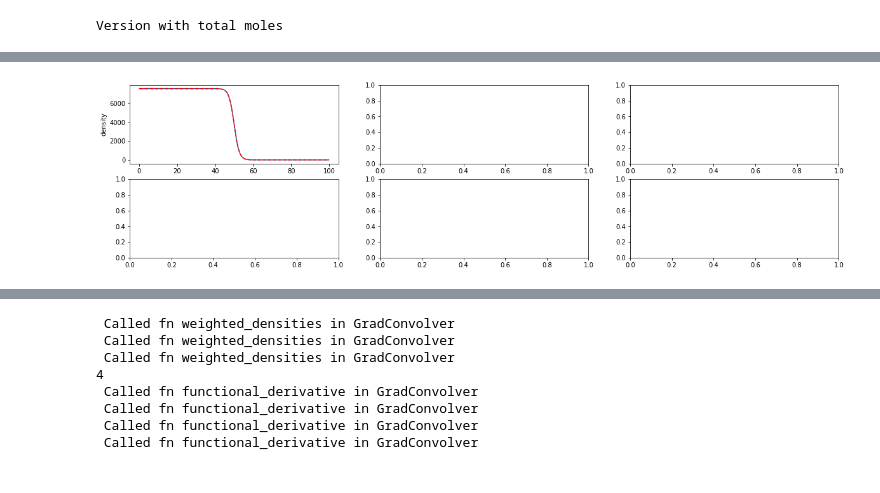
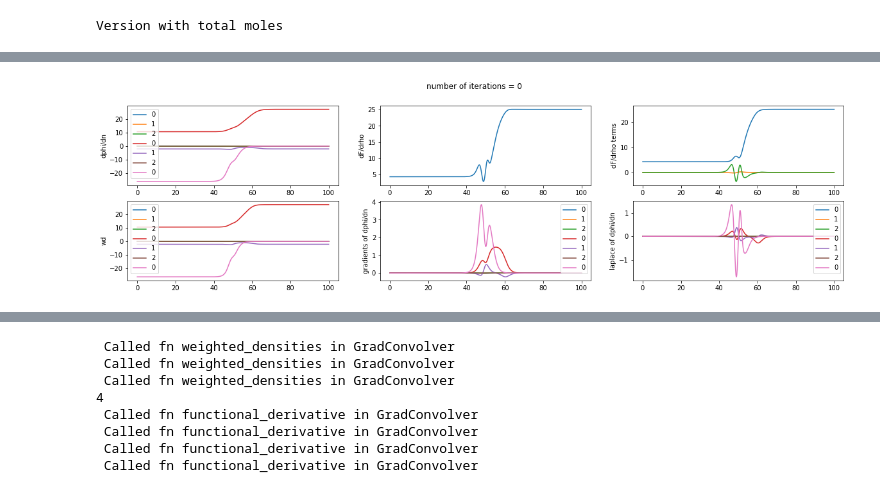
Before and after one commit to bbbursik/feos-pcsaft, a Jupyter notebook: examples/22-01-13-exampleDFT.ipynb, the cells around one changed output, grey strips where cells are left out. Drawn from its saved outputs; the diff is of its cells as text; code cells hidden in the pictures.

```diff
--- a/examples/22-01-13-exampleDFT.ipynb
+++ b/examples/22-01-13-exampleDFT.ipynb
@@ -54,28 +55,47 @@ PanicException: ndarray: index out of bounds
 # solve DFT'
 # interface.solve(solver, debug=True)
 # %%
-max_iter = 100
-imax = 4
+%%time
+max_iter_picard = 2
+max_iter = 10
+imax = 3
 
-# solver = DFTSolver(output=True).picard_iteration(tol=1.0e-9, beta=0.01, max_iter=max_iter)#.picard_iteration(tol=1.0e-5, beta=0.01, max_iter=10).anderson_mixing(tol=1.0e-9,mmax=10)# # just write after one another
+solver = DFTSolver(output=True).picard_iteration(tol=1.0e-9, beta=0.001, max_iter=max_iter_picard)#.picard_iteration(tol=1.0e-5, beta=0.01, max_iter=10).anderson_mixing(tol=1.0e-9,mmax=10)# # just write after one another
 
 
-solver = DFTSolver(output=True).anderson_mixing(tol=1.0e-9,mmax=10, max_iter=max_iter, beta=0.03)# # just write after one another
-interface = PlanarInterface.from_tanh(vle, 512, 100 * ANGSTROM, t_crit, local_flag=True)
-density_init = interface.density
+# solver = DFTSolver(output=True).picard_iteration(tol=1.0e-9, beta=0.03, max_iter=max_iter_picard).anderson_mixing(tol=1.0e-9,mmax=50, max_iter=max_iter, beta=0.1)# # just write after one another
+# solver = DFTSolver(output=True).anderson_mixing(tol=1.0e-9,mmax=25, max_iter=max_iter, beta=0.001)# # just write after one anoth
+if imax != 0:
+    interface = PlanarInterface.from_tanh(vle, 1024, 100 * ANGSTROM, t_crit, local_flag=True)
+    density_init = interface.density
 i = 0
 
 while i <= imax:
     if i !=0: interface.solve(solver, debug=True)
 
     fig, axs = plt.subplots(2, 3, figsize=(20, 5), facecolor='w', edgecolor='k')
-    axs[0,0].plot(interface.z / ANGSTROM, (interface.density/MOL*METER**3)[0,:])
-    axs[0,0].plot(interface.z / ANGSTROM, (density_init/MOL*METER**3)[0,:], 'r--')
-#     axs[0].set_ylim([7537.354, 7537.355])
-#     axs[0,0].set_xlim([90,101])
-    rho0=(interface.density/MOL*METER**3)[0,-1]
-#     axs[0,0].set_ylim([rho0-1e-9,rho0+1e-9])
-    axs[0,0].set_ylabel('density')
+#     axs[0,0].plot(interface.z / ANGSTROM, (interface.density/MOL*METER**3)[0,:])
+#     axs[0,0].plot(interface.z / ANGSTROM, (density_init/MOL*METER**3)[0,:], 'r--')
+# #     axs[0].set_ylim([7537.354, 7537.355])
+# #     axs[0,0].set_xlim([90,101])
+#     rho0=(interface.density/MOL*METER**3)[0,-1]
+# #     axs[0,0].set_ylim([rho0-1e-9,rho0+1e-9])
+#     axs[0,0].set_ylabel('density')
+
+    for filename in glob.glob('*_firstpd.npy'):
+        # print(filename)
+        data = np.load(filename)
+        for j in range(data.shape[0]):
+            axs[0,0].plot(interface.z / ANGSTROM, (data)[j,:], label=f'{j}')
+    # axs[3].plot(interface.z / ANGSTROM, (data)[1,:])
+    # axs[3].plot(interface.z / ANGSTROM, (data)[2,:])
+    # axs[3].plot(interface.z / ANGSTROM, (data)[3,:])
+    # axs[3].plot(interface.z / ANGSTROM, (data)[4,:])
+    # axs[3].plot(interface.z / ANGSTROM, (data)[5,:])
+    # axs[3].set_ylim([-0.000001,.000001])
+    axs[0,0].legend()
+#     axs[1,0].set_ylim([-1e-11,1e-11])
+    axs[0,0].set_ylabel('dphi/dn')
 
 
     # axs[0].set_ylim([(interface.density/MOL*METER**3)[0,0]-0.01, (interface.density/MOL*METER**3)[0,0]+0.01])
@@ -99,44 +119,42 @@ while i <= imax:
 #     axs[0,2].set_ylim([-0.000005,.000005])
     axs[0,2].set_ylabel('dF/drho terms')
 
+    for filename in glob.glob('*_wd.npy'):
+        data = np.load(filename)
+        for j in range(data.shape[0]):
+            axs[1,0].plot(interface.z / ANGSTROM, (data)[j,:], label=f'{j}')#, marker = 'x')
+
+    # axs[1,2].set_ylim([-1e-3,1e-3])
+    #     axs[1,2].set_xlim([90,101])
+    axs[1,0].set_ylabel('wd')
+    axs[1,0].legend()
 
 
-    for filename in glob.glob('*_firstpd.npy'):
-        # print(filename)
-        data = np.load(filename)
-        for j in range(data.shape[0]):
-            axs[1,0].plot(interface.z / ANGSTROM, (data)[j,:], label=f'{j}')
-    # axs[3].plot(interface.z / ANGSTROM, (data)[1,:])
-    # axs[3].plot(interface.z / ANGSTROM, (data)[2,:])
-    # axs[3].plot(interface.z / ANGSTROM, (data)[3,:])
-    # axs[3].plot(interface.z / ANGSTROM, (data)[4,:])
-    # axs[3].plot(interface.z / ANGSTROM, (data)[5,:])
-    # axs[3].set_ylim([-0.000001,.000001])
-    axs[1,0].legend()
-#     axs[1,0].set_ylim([-1e-11,1e-11])
-    axs[1,0].set_ylabel('dphi/dn')
 
 
 
     for filename in glob.glob('*_grad_fpd.npy'):
         data = np.load(filename)
         for j in range(data.shape[0]):
-            axs[1,1].plot(interface.z / ANGSTROM, (data)[j,:])
+            axs[1,1].plot(interface.z / ANGSTROM, (data)[j,:], label=f'{j}')
             # print(i)
-#     axs[1,1].set_ylim([-0.00000005,.00000005])
+    # axs[1,1].set_ylim([-1e-3,1e-3])
     axs[1,1].set_ylabel('gradients of dphi/dn')
+    axs[1,1].legend()
 
 
 
     for filename in glob.glob('*_lapl_fpd.npy'):
         data = np.load(filename)
         for j in range(data.shape[0]):
-            axs[1,2].plot(interface.z / ANGSTROM, (data)[j,:])#, marker = 'x')
+            axs[1,2].plot(interface.z / ANGSTROM, (data)[j,:], label=f'{j}')#, marker = 'x')
             # print(i)
 
-#     axs[1,2].set_ylim([-1e-3,1e-3])
+    # axs[1,2].set_ylim([-1e-3,1e-3])
 #     axs[1,2].set_xlim([90,101])
     axs[1,2].set_ylabel('laplace of dphi/dn')
+    axs[1,2].legend()
+
 
 
     # print(data)
@@ -152 +185 @@ PanicException: ndarray: index out of bounds
-[figure, old version]
+[figure, new version]
```
Also changed, not shown: parts of 6 cells of this notebook, 1 other file.
